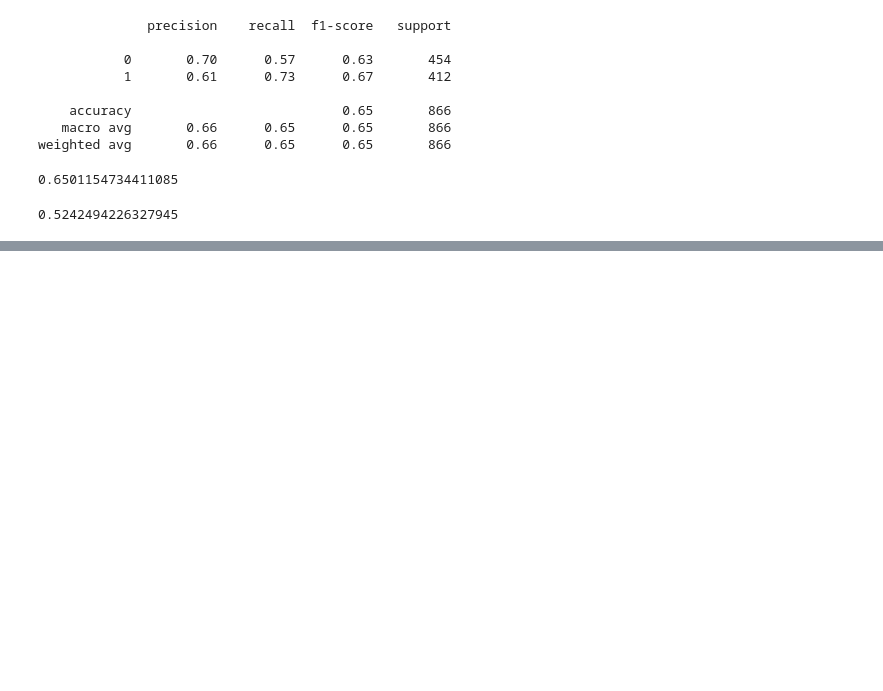
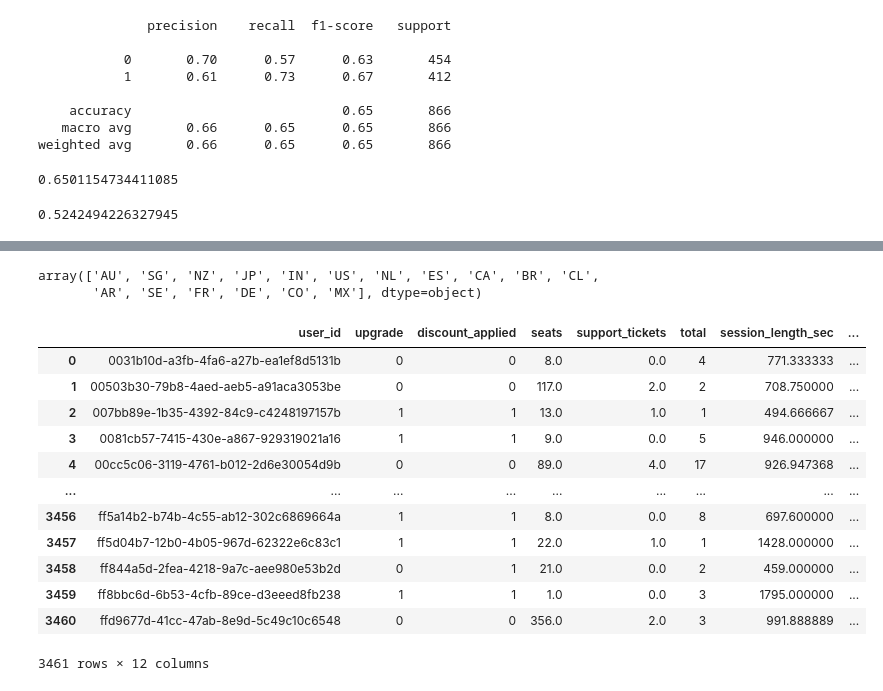
Before and after one commit to maw312/DataSoc-X-Atlassian-Datathon, a Jupyter notebook: Notebooks/billingEDA.ipynb, the cells around one changed output, grey strips where cells are left out. Drawn from its saved outputs; the diff is of its cells as text; code cells hidden in the pictures; blank space fills up the shorter version.

```diff
--- a/Notebooks/billingEDA.ipynb
+++ b/Notebooks/billingEDA.ipynb
@@ -1058,0 +1096,3 @@ accuracy_score(nullpred, ytest)
+# %%
+dfsessions = dfsessions.merge(averages, on = 'user_id', how = 'left')
+dfsessions
@@ -1058,0 +1147,15 @@ accuracy_score(nullpred, ytest)
+# %%
+sessionsRaw['country'].unique()
+# %% [output]
+array(['AU', 'SG', 'NZ', 'JP', 'IN', 'US', 'NL', 'ES', 'CA', 'BR', 'CL',
+       'AR', 'SE', 'FR', 'DE', 'CO', 'MX'], dtype=object)
+# %%
+continent_map = {
+    'AU': 'OCE', 'NZ': 'OCE',
+    'SG': 'ASIA', 'JP': 'ASIA', 'IN': 'ASIA',
+    'US': 'NA', 'CA': 'NA', 'MX': 'NA',
+    'BR': 'SA', 'CL': 'SA', 'AR': 'SA', 'CO': 'SA',
+    'NL': 'EU', 'ES': 'EU', 'FR': 'EU', 'DE': 'EU', 'SE': 'EU'
+}
+sessionsRaw['region'] = sessionsRaw['country'].map(continent_map)
+sessionsRaw = sessionsRaw.drop('country', axis = 1)
@@ -1058,0 +1173,18 @@ accuracy_score(nullpred, ytest)
+# %%
+dfsessions = dfsessions.merge(user_region_dummies, on = 'user_id', how = 'left')
+# %%
+dfsessions
+# %% [output]
+|  | user_id | upgrade | discount_applied | seats | support_tickets | total | session_length_sec | ... |
+| 0 | 0031b10d-a3fb-4fa6-a27b-ea1ef8d5131b | 0 | 0 | 8.0 | 0.0 | 4 | 771.333333 | ... |
+| 1 | 00503b30-79b8-4aed-aeb5-a91aca3053be | 0 | 0 | 117.0 | 2.0 | 2 | 708.750000 | ... |
+| 2 | 007bb89e-1b35-4392-84c9-c4248197157b | 1 | 1 | 13.0 | 1.0 | 1 | 494.666667 | ... |
+| 3 | 0081cb57-7415-430e-a867-929319021a16 | 1 | 1 | 9.0 | 0.0 | 5 | 946.000000 | ... |
+| 4 | 00cc5c06-3119-4761-b012-2d6e30054d9b | 0 | 0 | 89.0 | 4.0 | 17 | 926.947368 | ... |
+| ... | ... | ... | ... | ... | ... | ... | ... | ... |
+| 3456 | ff5a14b2-b74b-4c55-ab12-302c6869664a | 1 | 1 | 8.0 | 0.0 | 8 | 697.600000 | ... |
+| 3457 | ff5d04b7-12b0-4b05-967d-62322e6c83c1 | 1 | 1 | 22.0 | 1.0 | 1 | 1428.000000 | ... |
+| 3458 | ff844a5d-2fea-4218-9a7c-aee980e53b2d | 0 | 1 | 21.0 | 0.0 | 2 | 459.000000 | ... |
+| 3459 | ff8bbc6d-6b53-4cfb-89ce-d3eeed8fb238 | 1 | 1 | 1.0 | 0.0 | 3 | 1795.000000 | ... |
+| 3460 | ffd9677d-41cc-47ab-8e9d-5c49c10c6548 | 0 | 0 | 356.0 | 2.0 | 3 | 991.888889 | ... |
+3461 rows × 12 columns
```
Also changed, not shown: parts of 12 cells of this notebook, 1 other file.
